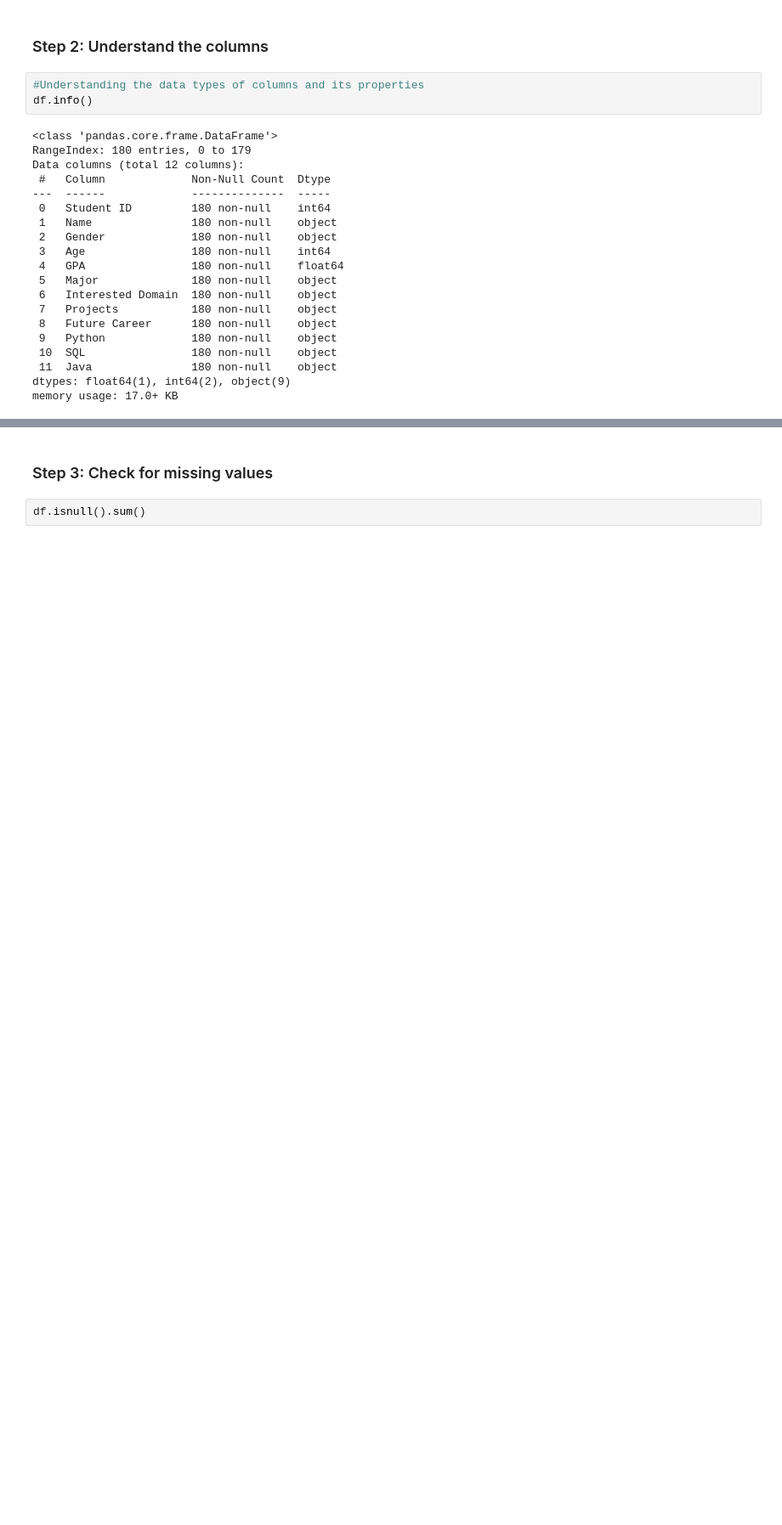
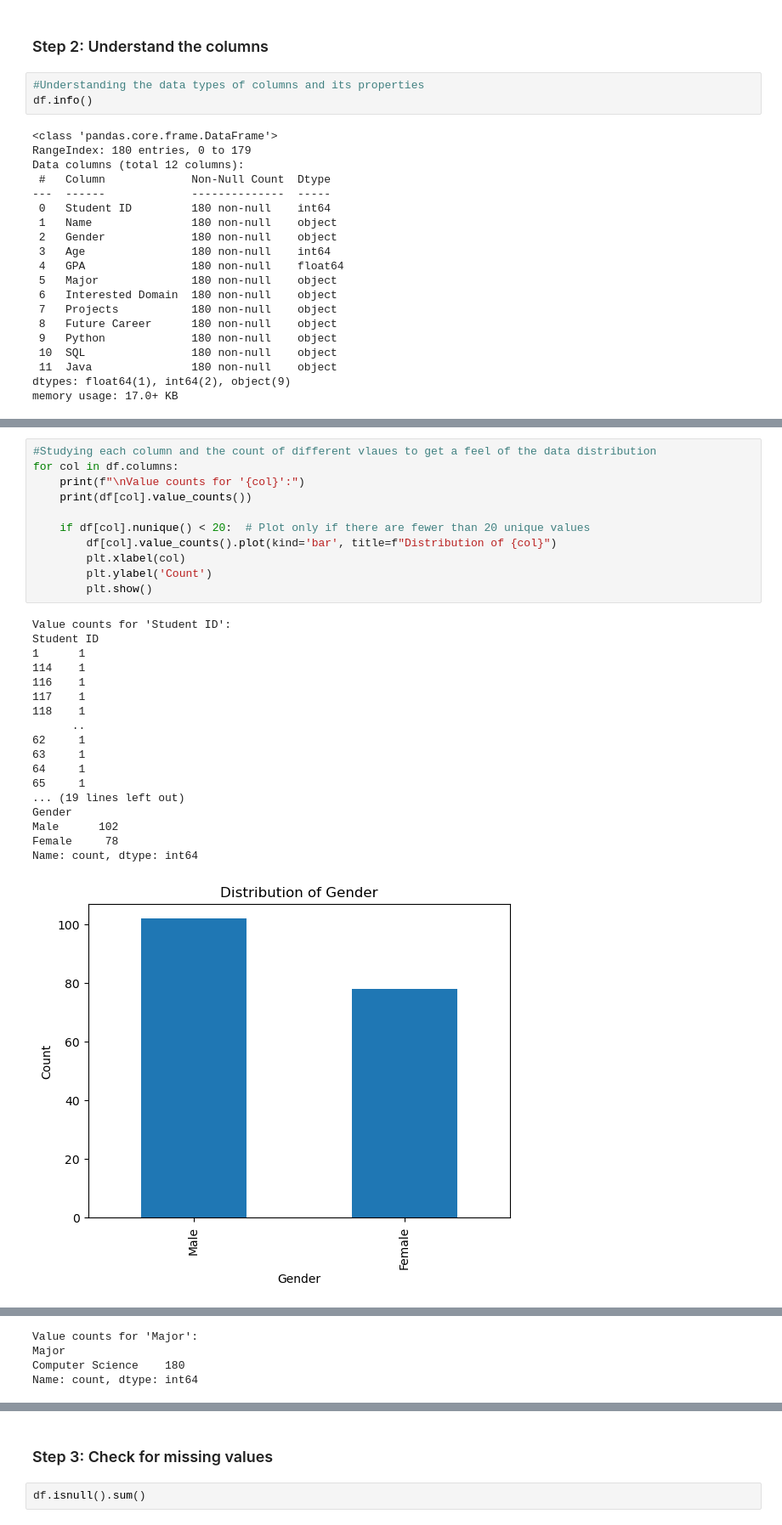
Before and after one commit to pegasus991/career-counsellor-ml, a Jupyter notebook: notebooks/EDA.ipynb, the cells around one changed output, grey strips where cells are left out. Shown at 85% size. Cells and saved outputs as stored; diff of their text form; blank space fills up the shorter version.

```diff
--- a/notebooks/EDA.ipynb
+++ b/notebooks/EDA.ipynb
@@ -62,3 +62,33 @@ df.describe(include = "all")
 | 50% | 90.500000 | NaN | NaN | 22.000000 | 3.600000 | NaN | NaN | NaN | NaN | ... |
 | 75% | 135.250000 | NaN | NaN | 22.250000 | 3.700000 | NaN | NaN | NaN | NaN | ... |
 | max | 180.000000 | NaN | NaN | 37.000000 | 3.900000 | NaN | NaN | NaN | NaN | ... |
+# %%
+#Studying each column and the count of different vlaues to get a feel of the data distribution
+for col in df.columns:
+    print(f"\nValue counts for '{col}':")
+    print(df[col].value_counts())
+
+    if df[col].nunique() < 20:  # Plot only if there are fewer than 20 unique values
+        df[col].value_counts().plot(kind='bar', title=f"Distribution of {col}")
+        plt.xlabel(col)
+        plt.ylabel('Count')
+        plt.show()
+# %% [output]
+Value counts for 'Student ID':
+Student ID
+1      1
+114    1
+116    1
+117    1
+118    1
+      ..
+62     1
+63     1
+64     1
+65     1
+... (19 lines left out)
+Gender
+Male      102
+Female     78
+Name: count, dtype: int64
+[figure, added]
@@ -64,0 +120,4 @@ df.describe(include = "all")
+Value counts for 'Major':
+Major
+Computer Science    180
+Name: count, dtype: int64
```
Also changed, not shown: parts of 24 cells of this notebook.
